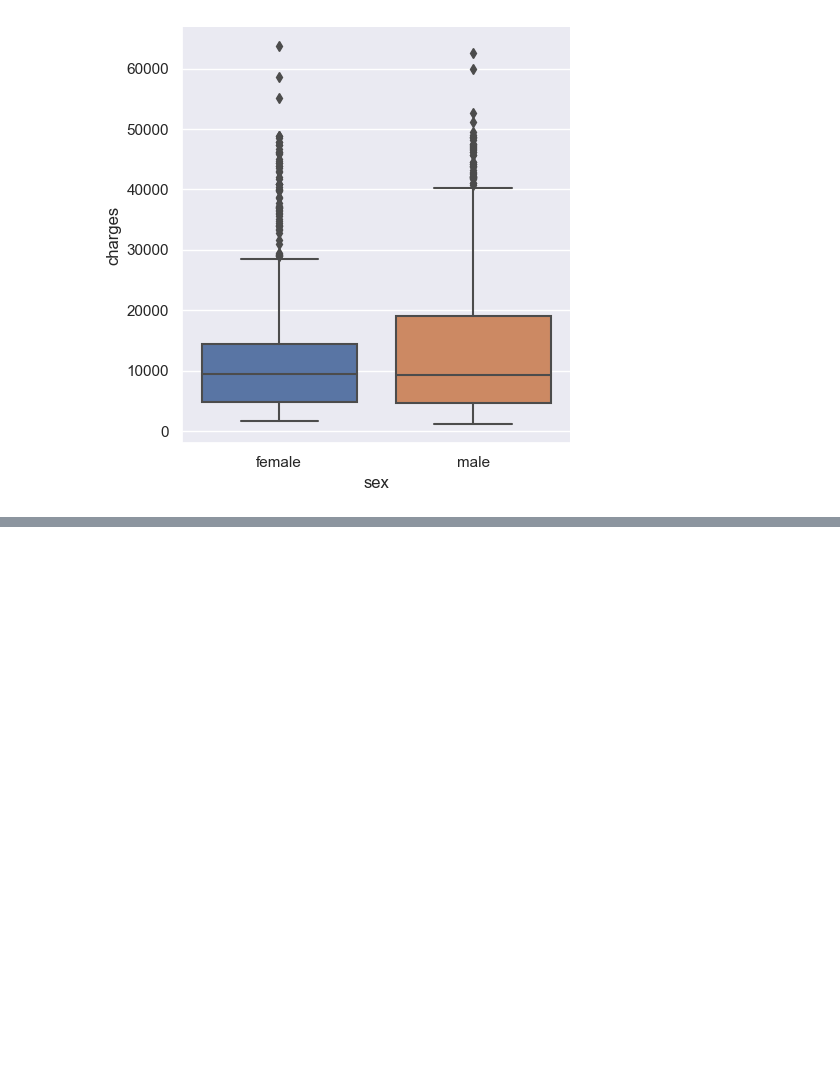
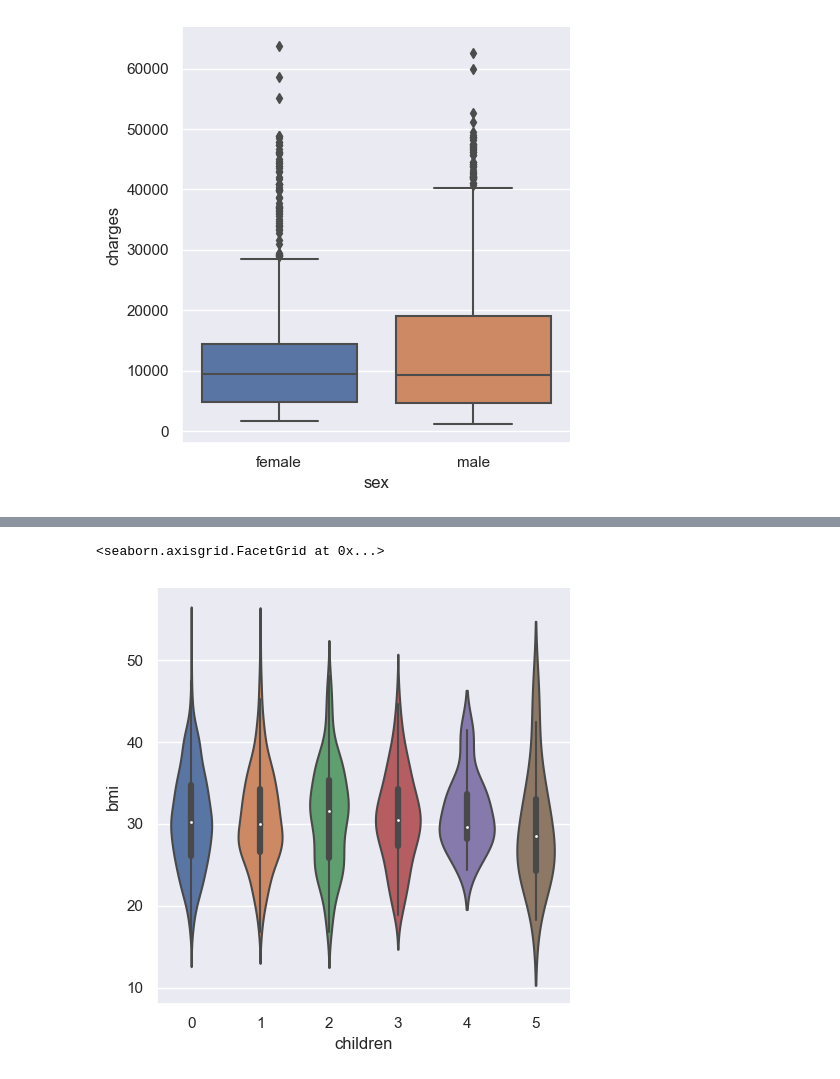
Before and after one commit to JeffRoth/US-medical-insurance-costs, a Jupyter notebook: us-medical-insurance-costs.ipynb, the cells around one changed output, grey strips where cells are left out. Cells and saved outputs as stored; diff of their text form; code cells hidden in the pictures; blank space fills up the shorter version.

```diff
--- a/us-medical-insurance-costs.ipynb
+++ b/us-medical-insurance-costs.ipynb
@@ -258,0 +331,5 @@ sns.catplot(data=df2, x='sex', y='charges', kind='box')
+# %%
+sns.catplot(data=df2, x='children', y='bmi', kind='violin')
+# %% [output]
+<seaborn.axisgrid.FacetGrid at 0x...>
+[figure, added]
```
Also changed, not shown: parts of 36 cells of this notebook.
